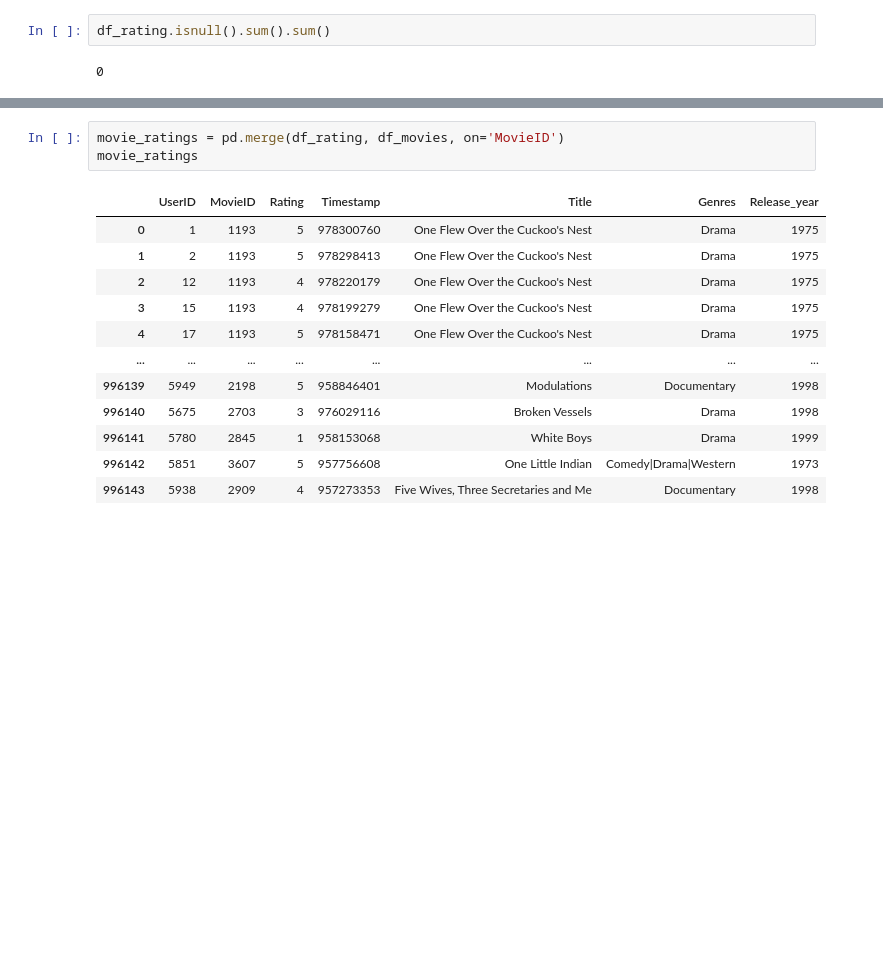
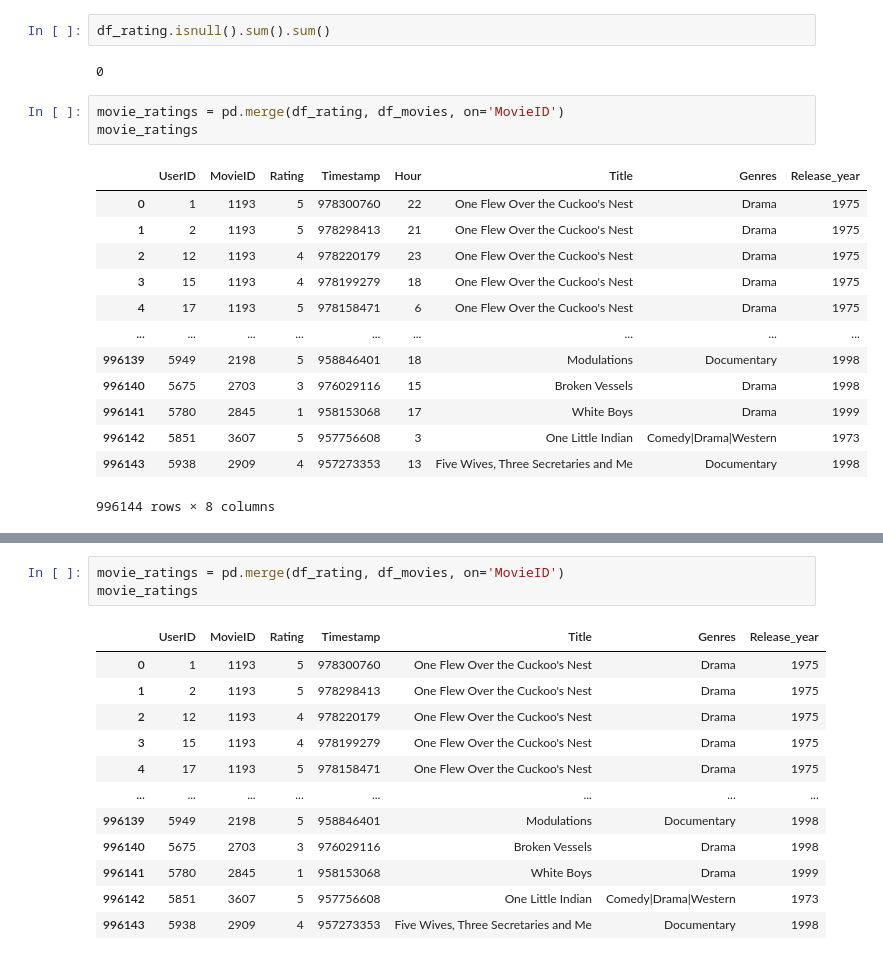
Before and after one commit to PrithiviRajMK/ScalerProjects, a Jupyter notebook: Zee_Recommendation.ipynb, the cells around one changed output, grey strips where cells are left out. Drawn from its saved outputs; the diff is of its cells as text; blank space fills up the shorter version.

```diff
--- a/Zee_Recommendation.ipynb
+++ b/Zee_Recommendation.ipynb
@@ -283,3 +239,20 @@ df_users.isnull().sum().sum()
 df_rating.isnull().sum().sum()
 # %% [output]
 0
+# %%
+movie_ratings = pd.merge(df_rating, df_movies, on='MovieID')
+movie_ratings
+# %% [output]
+|  | UserID | MovieID | Rating | Timestamp | Hour | Title | Genres | Release_year |
+| 0 | 1 | 1193 | 5 | 978300760 | 22 | One Flew Over the Cuckoo's Nest | Drama | 1975 |
+| 1 | 2 | 1193 | 5 | 978298413 | 21 | One Flew Over the Cuckoo's Nest | Drama | 1975 |
+| 2 | 12 | 1193 | 4 | 978220179 | 23 | One Flew Over the Cuckoo's Nest | Drama | 1975 |
+| 3 | 15 | 1193 | 4 | 978199279 | 18 | One Flew Over the Cuckoo's Nest | Drama | 1975 |
+| 4 | 17 | 1193 | 5 | 978158471 | 6 | One Flew Over the Cuckoo's Nest | Drama | 1975 |
+| ... | ... | ... | ... | ... | ... | ... | ... | ... |
+| 996139 | 5949 | 2198 | 5 | 958846401 | 18 | Modulations | Documentary | 1998 |
+| 996140 | 5675 | 2703 | 3 | 976029116 | 15 | Broken Vessels | Drama | 1998 |
+| 996141 | 5780 | 2845 | 1 | 958153068 | 17 | White Boys | Drama | 1999 |
+| 996142 | 5851 | 3607 | 5 | 957756608 | 3 | One Little Indian | Comedy|Drama|Western | 1973 |
+| 996143 | 5938 | 2909 | 4 | 957273353 | 13 | Five Wives, Three Secretaries and Me | Documentary | 1998 |
+996144 rows × 8 columns
```
Also changed, not shown: parts of 28 cells of this notebook.
